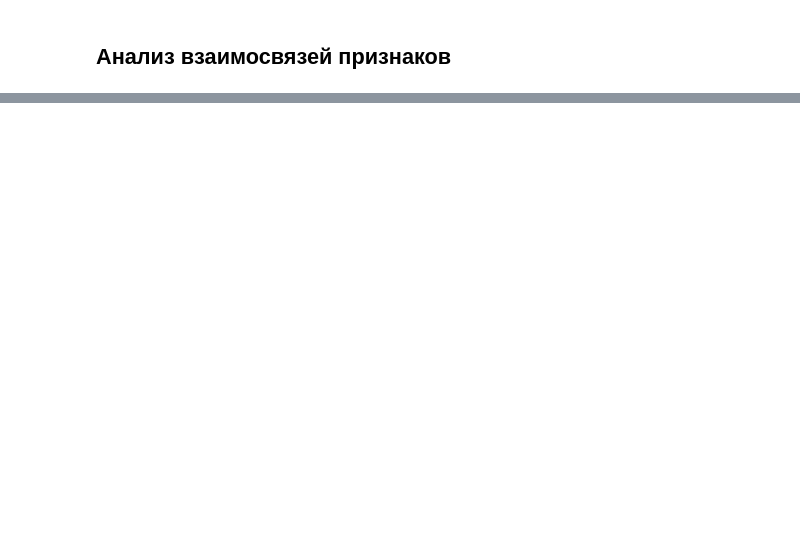
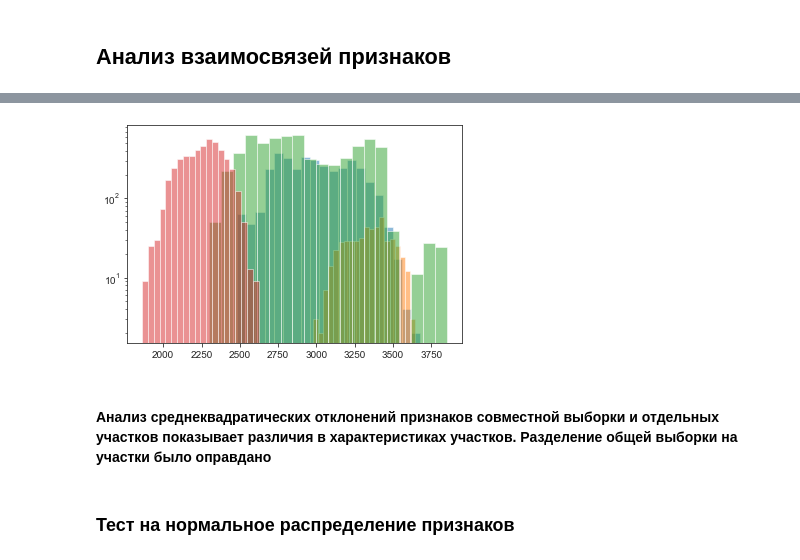
Before and after one commit to VitalyGladyshev/Math_Ess, a Jupyter notebook: Гладышев Forests проект.ipynb, the cells around one changed output, grey strips where cells are left out. Saved outputs shown, nothing was run; the diff lists cells and outputs as text; code cells hidden in the pictures; blank space fills up the shorter version.

```diff
--- a/Гладышев Forests проект.ipynb
+++ b/Гладышев Forests проект.ipynb
@@ -400,0 +385,13 @@ sns.boxplot(data=forest_4[["Horizontal_Distance_To_Hydrology", "Vertical_Distanc
+# %%
+plt.hist(forest_1['Elevation'], bins=20, log=True, alpha=0.5)
+plt.hist(forest_2['Elevation'], bins=20, log=True, alpha=0.5)
+plt.hist(forest_3['Elevation'], bins=20, log=True, alpha=0.5)
+plt.hist(forest_4.loc[:, 'Elevation'], bins=20, log=True, alpha=0.5)
+
+plt.show()
+# %% [output]
+[figure, added]
+# %% [markdown]
+#### Анализ среднеквадратических отклонений признаков совместной выборки и отдельных участков показывает различия в характеристиках участков. Разделение общей выборки на участки было оправдано
+# %% [markdown]
+### Тест на нормальное распределение признаков
```
Also changed, not shown: parts of 49 cells of this notebook.
